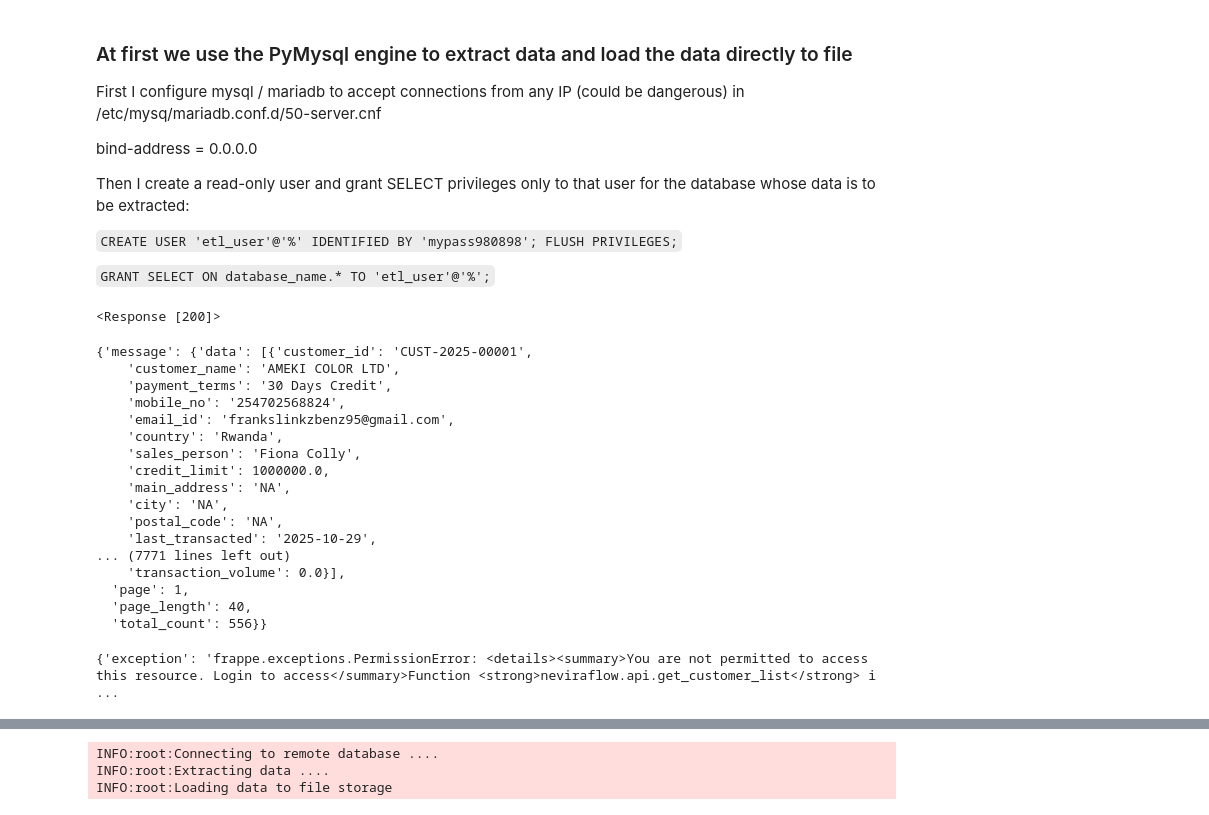
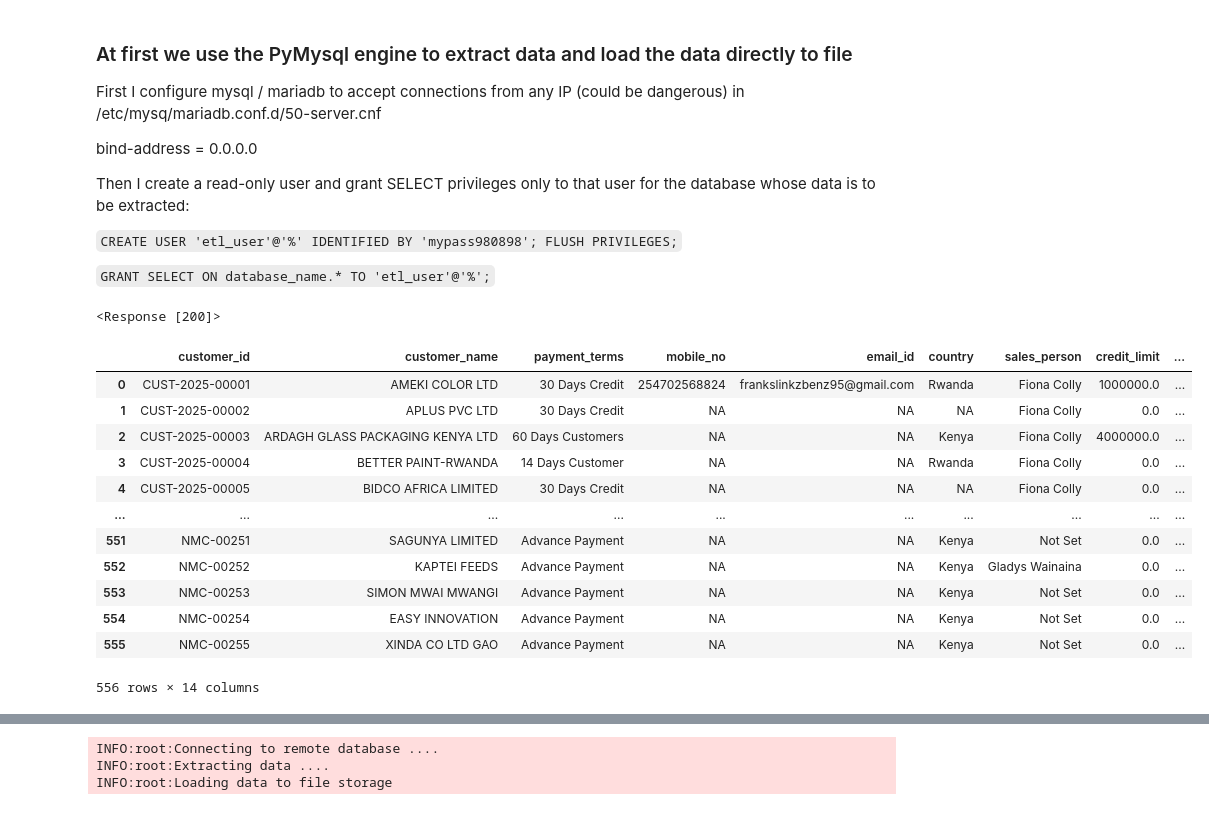
Before and after one commit to FRANKSADWAR/Modernizing_ERP_analytics_using-_ELT_Architecture, a Jupyter notebook: Extracting_data_with_SQLAlchemy.ipynb, the cells around one changed output, grey strips where cells are left out. Cells and saved outputs as stored; diff of their text form; code cells hidden in the pictures.

Commit message:
JSON normalize the data

```diff
--- a/Extracting_data_with_SQLAlchemy.ipynb
+++ b/Extracting_data_with_SQLAlchemy.ipynb
@@ -52,32 +52,31 @@ def test_get_customer():
 
     URL = f"{BASE_URL}api/method/neviraflow.api.get_customer_list"
     response = requests.get(URL,params = params, headers=headers)
-    print(response)
+    if response.status_code == 200:
+        print(response)
 
-    data = response.json()
-    return data
+        data = response.json()
+        return data
+    else:
+        print("Failed to connect to URL")
 # %%
-test_get_customer()
+res = test_get_customer()
 # %% [output]
 <Response [200]>
-{'message': {'data': [{'customer_id': 'CUST-2025-00001',
-    'customer_name': 'AMEKI COLOR LTD',
-    'payment_terms': '30 Days Credit',
-    'mobile_no': '254702568824',
-    'email_id': 'frankslinkzbenz95@gmail.com',
-    'country': 'Rwanda',
-    'sales_person': 'Fiona Colly',
-    'credit_limit': 1000000.0,
-    'main_address': 'NA',
-    'city': 'NA',
-    'postal_code': 'NA',
-    'last_transacted': '2025-10-29',
-... (7771 lines left out)
-    'transaction_volume': 0.0}],
-  'page': 1,
-  'page_length': 40,
-  'total_count': 556}}
 # %%
-print(df)
+list_of_dicts = res["message"]["data"]
+pd.DataFrame(list_of_dicts)
 # %% [output]
+|  | customer_id | customer_name | payment_terms | mobile_no | email_id | country | sales_person | credit_limit | ... |
+| 0 | CUST-2025-00001 | AMEKI COLOR LTD | 30 Days Credit | 254702568824 | frankslinkzbenz95@gmail.com | Rwanda | Fiona Colly | 1000000.0 | ... |
+| 1 | CUST-2025-00002 | APLUS PVC LTD | 30 Days Credit | NA | NA | NA | Fiona Colly | 0.0 | ... |
+| 2 | CUST-2025-00003 | ARDAGH GLASS PACKAGING KENYA LTD | 60 Days Customers | NA | NA | Kenya | Fiona Colly | 4000000.0 | ... |
+| 3 | CUST-2025-00004 | BETTER PAINT-RWANDA | 14 Days Customer | NA | NA | Rwanda | Fiona Colly | 0.0 | ... |
+| 4 | CUST-2025-00005 | BIDCO AFRICA LIMITED | 30 Days Credit | NA | NA | NA | Fiona Colly | 0.0 | ... |
+| ... | ... | ... | ... | ... | ... | ... | ... | ... | ... |
+| 551 | NMC-00251 | SAGUNYA LIMITED | Advance Payment | NA | NA | Kenya | Not Set | 0.0 | ... |
+| 552 | NMC-00252 | KAPTEI FEEDS | Advance Payment | NA | NA | Kenya | Gladys Wainaina | 0.0 | ... |
+| 553 | NMC-00253 | SIMON MWAI MWANGI | Advance Payment | NA | NA | Kenya | Not Set | 0.0 | ... |
+| 554 | NMC-00254 | EASY INNOVATION | Advance Payment | NA | NA | Kenya | Not Set | 0.0 | ... |
+| 555 | NMC-00255 | XINDA CO LTD GAO | Advance Payment | NA | NA | Kenya | Not Set | 0.0 | ... |
-{'exception': 'frappe.exceptions.PermissionError: <details><summary>You are not permitted to access this resource. Login to access</summary>Function <strong>neviraflow.api.get_customer_list</strong> i ...
+556 rows × 14 columns
```
Also changed, not shown: parts of 1 cell of this notebook.
